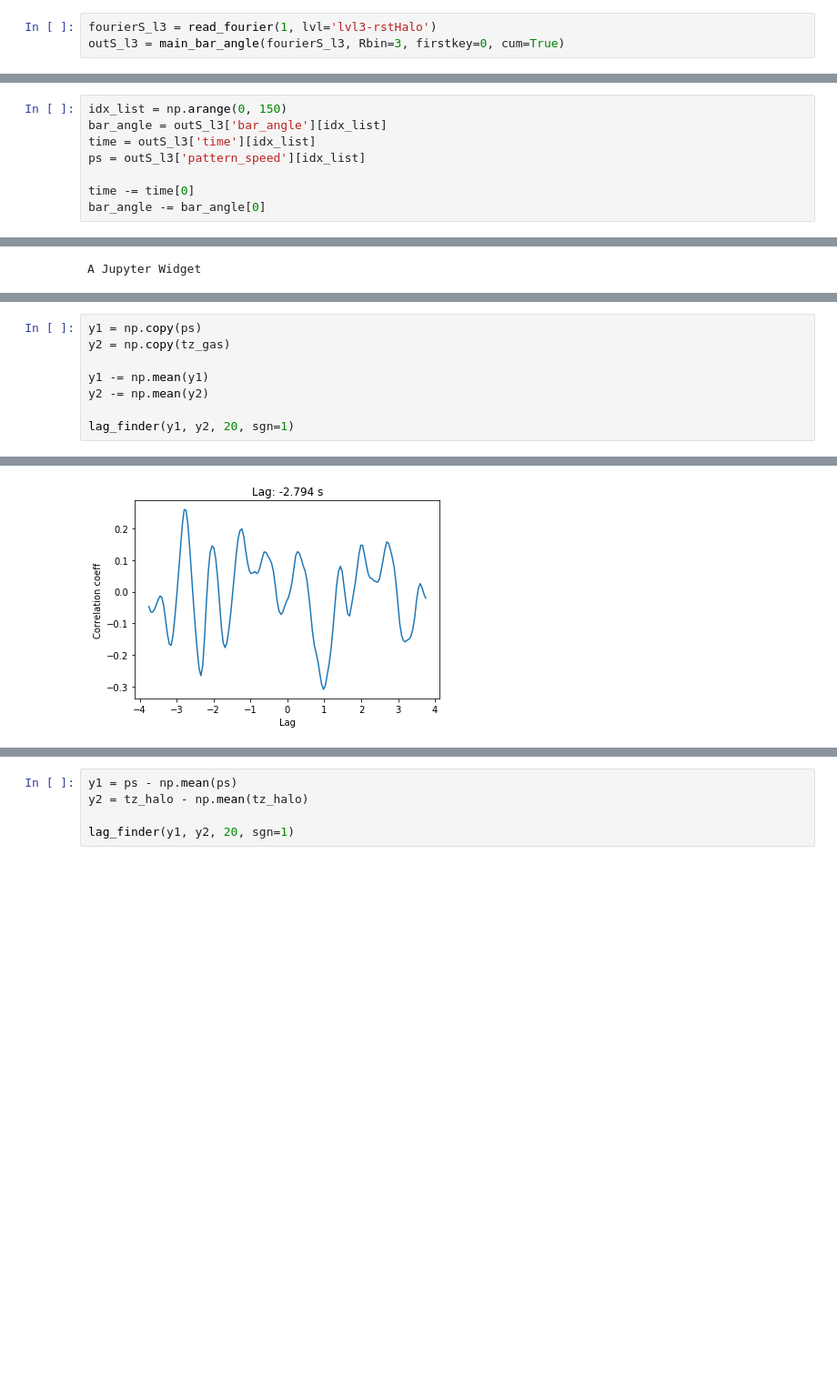
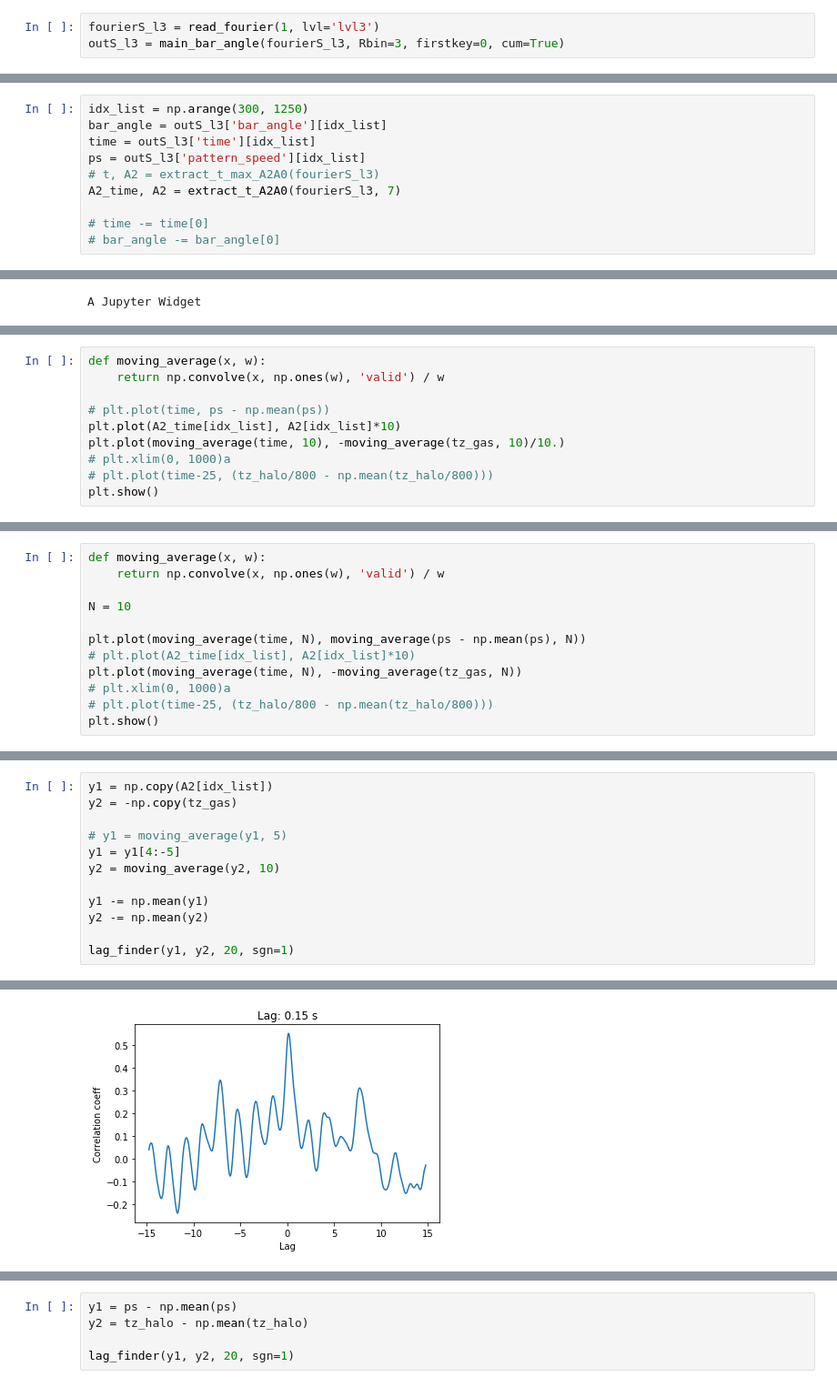
Before and after one commit to gusbeane/gasbar, a Jupyter notebook: notebooks/bar_angle.ipynb, the cells around one changed output, grey strips where cells are left out. Shown at 91% size. Drawn from its saved outputs; the diff is of its cells as text; blank space fills up the shorter version.

```diff
--- a/notebooks/bar_angle.ipynb
+++ b/notebooks/bar_angle.ipynb
@@ -243,6 +243,6 @@ def main_bar_angle(dat, Rbin = 3, firstkey = 150, nmax = 10, cum=False):
     return out
 #     return Rlist, Iibar
 # %%
-fourierS_l3 = read_fourier(1, lvl='lvl3-rstHalo')
+fourierS_l3 = read_fourier(1, lvl='lvl3')
 outS_l3 = main_bar_angle(fourierS_l3, Rbin=3, firstkey=0, cum=True)
 # %%
@@ -252,8 +257,10 @@ fourierS_l3['snapshot_100']['Rlist'][2]
 # %%
-idx_list = np.arange(0, 150)
+idx_list = np.arange(300, 1250)
 bar_angle = outS_l3['bar_angle'][idx_list]
 time = outS_l3['time'][idx_list]
 ps = outS_l3['pattern_speed'][idx_list]
+# t, A2 = extract_t_max_A2A0(fourierS_l3)
+A2_time, A2 = extract_t_A2A0(fourierS_l3, 7)
 
-time -= time[0]
-bar_angle -= bar_angle[0]
+# time -= time[0]
+# bar_angle -= bar_angle[0]
@@ -319,0 +339,10 @@ plt.show()
+# %%
+def moving_average(x, w):
+    return np.convolve(x, np.ones(w), 'valid') / w
+
+# plt.plot(time, ps - np.mean(ps))
+plt.plot(A2_time[idx_list], A2[idx_list]*10)
+plt.plot(moving_average(time, 10), -moving_average(tz_gas, 10)/10.)
+# plt.xlim(0, 1000)a
+# plt.plot(time-25, (tz_halo/800 - np.mean(tz_halo/800)))
+plt.show()
@@ -319,0 +351,12 @@ plt.show()
+# %%
+def moving_average(x, w):
+    return np.convolve(x, np.ones(w), 'valid') / w
+
+N = 10
+
+plt.plot(moving_average(time, N), moving_average(ps - np.mean(ps), N))
+# plt.plot(A2_time[idx_list], A2[idx_list]*10)
+plt.plot(moving_average(time, N), -moving_average(tz_gas, N))
+# plt.xlim(0, 1000)a
+# plt.plot(time-25, (tz_halo/800 - np.mean(tz_halo/800)))
+plt.show()
@@ -335,8 +472,12 @@ def lag_finder(y1, y2, sr, sgn=1):
     plt.ylabel('Correlation coeff')
     plt.show()
 # %%
-y1 = np.copy(ps)
-y2 = np.copy(tz_gas)
+y1 = np.copy(A2[idx_list])
+y2 = -np.copy(tz_gas)
+
+# y1 = moving_average(y1, 5)
+y1 = y1[4:-5]
+y2 = moving_average(y2, 10)
 
 y1 -= np.mean(y1)
 y2 -= np.mean(y2)
@@ -348,4 +489,4 @@ max corr:  0.2596909391834025
-[figure, old version]
+[figure, new version]
 # %%
 y1 = np.copy(bar_angle - lin_ba)
 y2 = np.copy(tz_gas)
```
Also changed, not shown: parts of 18 cells of this notebook, 5 other files.
